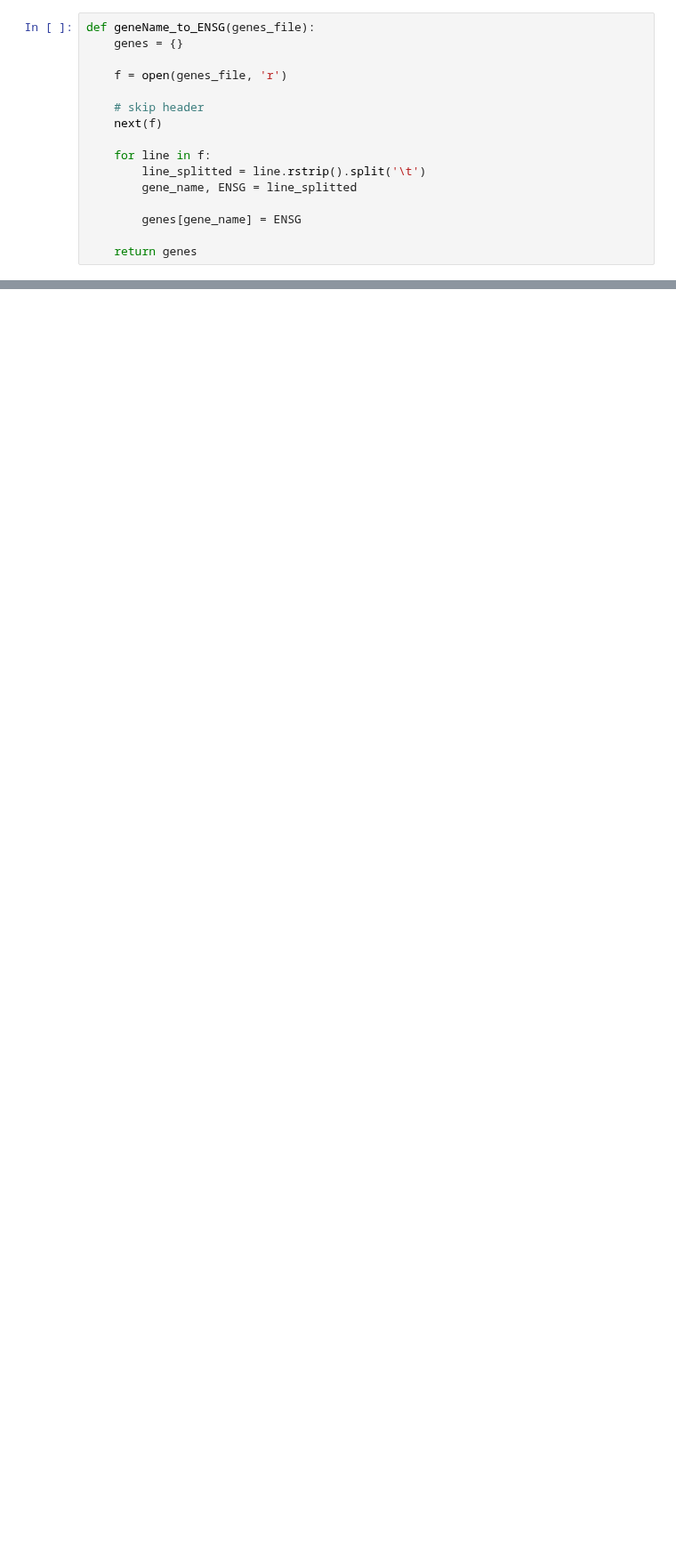
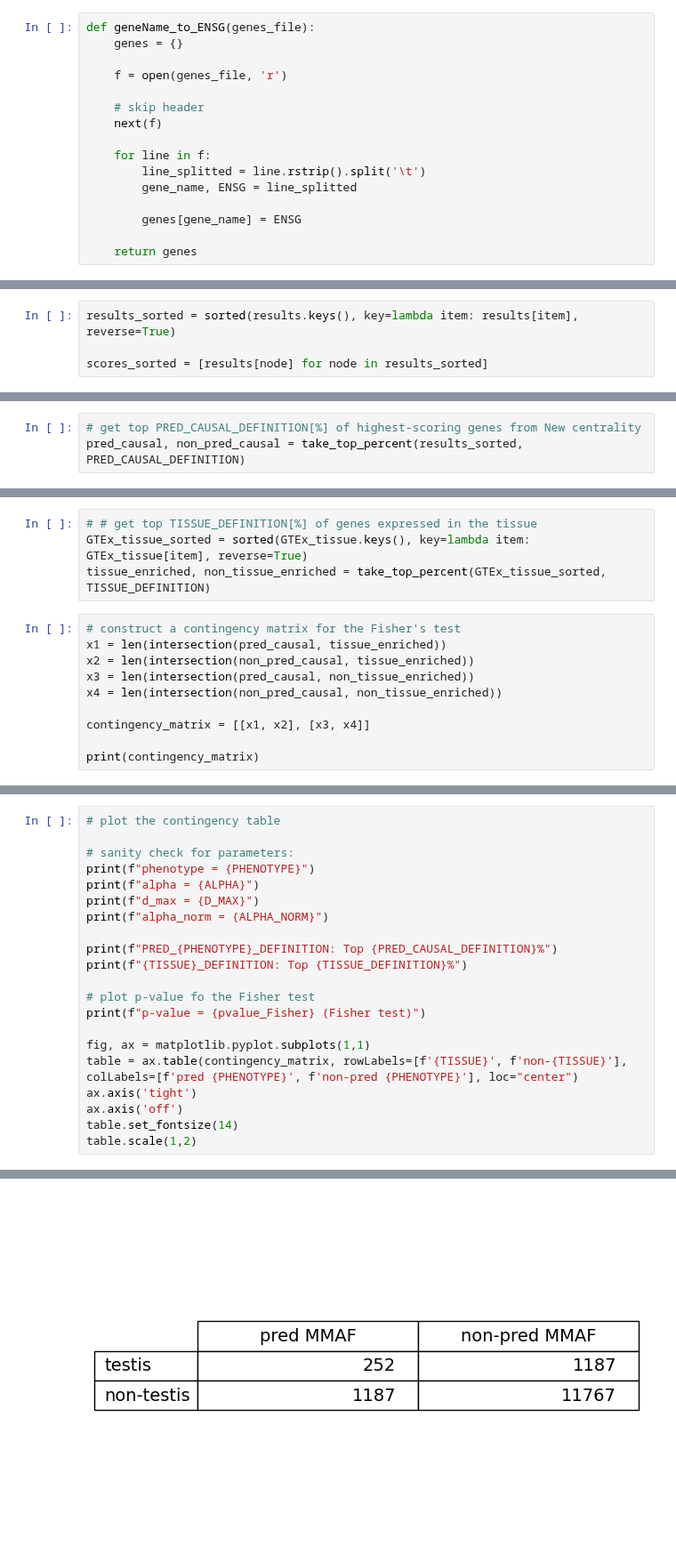
Before and after one commit to jjjk123/grexome-TIMC-Secondary-interactome, a Jupyter notebook: Interactome/jupyter_notebooks/analyze_scores_newCentrality.ipynb, the cells around one changed output, grey strips where cells are left out. Shown at 89% size. Saved outputs shown, nothing was run; the diff lists cells and outputs as text; blank space fills up the shorter version.

```diff
--- a/Interactome/jupyter_notebooks/analyze_scores_newCentrality.ipynb
+++ b/Interactome/jupyter_notebooks/analyze_scores_newCentrality.ipynb
@@ -227,0 +223,4 @@ for canidate, score in scores_new_candidates.items():
+# %%
+results_sorted = sorted(results.keys(), key=lambda item: results[item], reverse=True)
+
+scores_sorted = [results[node] for node in results_sorted]
@@ -227,0 +239,3 @@ for canidate, score in scores_new_candidates.items():
+# %%
+# get top PRED_CAUSAL_DEFINITION[%] of highest-scoring genes from New centrality
+pred_causal, non_pred_causal = take_top_percent(results_sorted, PRED_CAUSAL_DEFINITION)
@@ -227,0 +257,14 @@ for canidate, score in scores_new_candidates.items():
+# %%
+# # get top TISSUE_DEFINITION[%] of genes expressed in the tissue
+GTEx_tissue_sorted = sorted(GTEx_tissue.keys(), key=lambda item: GTEx_tissue[item], reverse=True)
+tissue_enriched, non_tissue_enriched = take_top_percent(GTEx_tissue_sorted, TISSUE_DEFINITION)
+# %%
+# construct a contingency matrix for the Fisher's test
+x1 = len(intersection(pred_causal, tissue_enriched))
+x2 = len(intersection(non_pred_causal, tissue_enriched))
+x3 = len(intersection(pred_causal, non_tissue_enriched))
+x4 = len(intersection(non_pred_causal, non_tissue_enriched))
+
+contingency_matrix = [[x1, x2], [x3, x4]]
+
+print(contingency_matrix)
@@ -227,0 +284,22 @@ for canidate, score in scores_new_candidates.items():
+# %%
+# plot the contingency table
+
+# sanity check for parameters:
+print(f"phenotype = {PHENOTYPE}")
+print(f"alpha = {ALPHA}")
+print(f"d_max = {D_MAX}")
+print(f"alpha_norm = {ALPHA_NORM}")
+
+print(f"PRED_{PHENOTYPE}_DEFINITION: Top {PRED_CAUSAL_DEFINITION}%")
+print(f"{TISSUE}_DEFINITION: Top {TISSUE_DEFINITION}%")
+
+# plot p-value fo the Fisher test
+print(f"p-value = {pvalue_Fisher} (Fisher test)")
+
+fig, ax = matplotlib.pyplot.subplots(1,1)
+table = ax.table(contingency_matrix, rowLabels=[f'{TISSUE}', f'non-{TISSUE}'], colLabels=[f'pred {PHENOTYPE}', f'non-pred {PHENOTYPE}'], loc="center")
+ax.axis('tight')
+ax.axis('off')
+table.set_fontsize(14)
+table.scale(1,2)
+# %% [output]
@@ -227,0 +313 @@ for canidate, score in scores_new_candidates.items():
+[figure, added]
```
Also changed, not shown: parts of 46 cells of this notebook, 2 other files.
